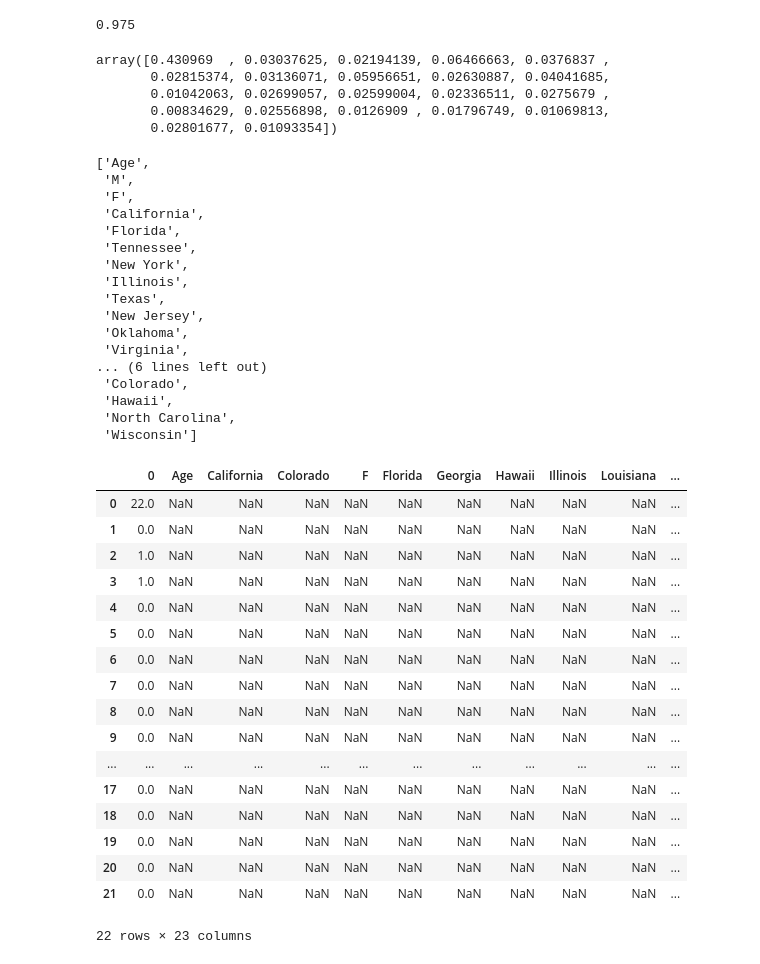
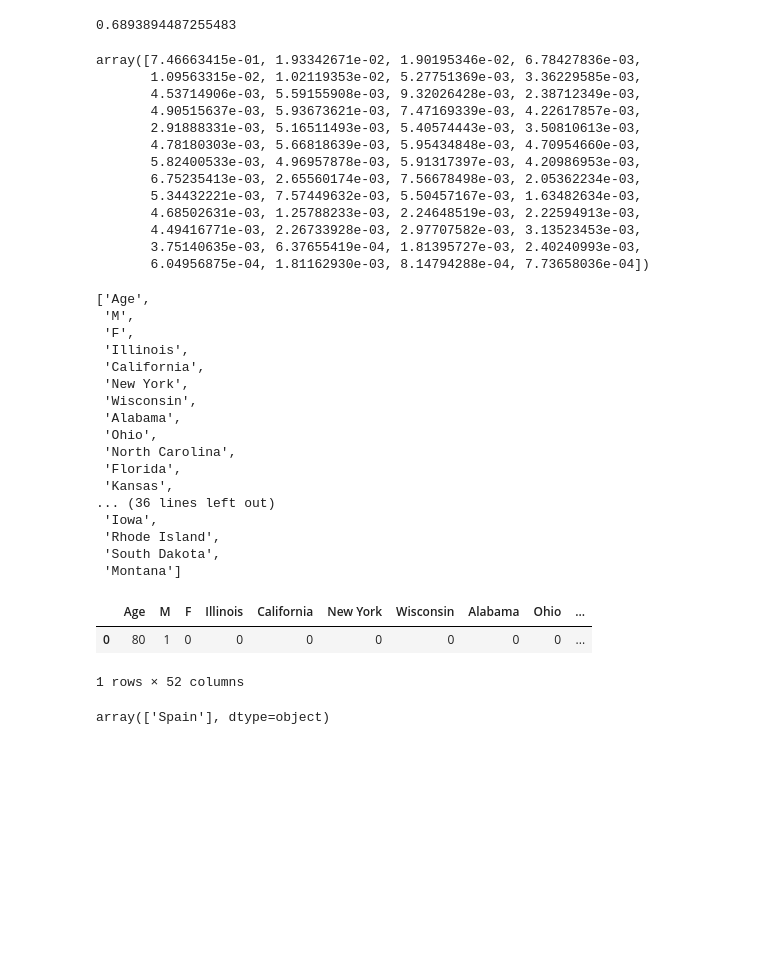
Before and after one commit to rsqzhang/UCBERDATA-Final-Project, a Jupyter notebook: Machine_Learning_Random_Forest_MockData.ipynb, the cells around one changed output. Saved outputs shown, nothing was run; the diff lists cells and outputs as text; code cells hidden in the pictures; blank space fills up the shorter version.

Commit message:
Trained model with mock data

```diff
--- a/Machine_Learning_Random_Forest_MockData.ipynb
+++ b/Machine_Learning_Random_Forest_MockData.ipynb
@@ -6,7 +5,7 @@ import pandas as pd
 # %%
 rf = RandomForestClassifier(n_estimators=200)
 # %%
-data = pd.read_csv('final_data_forML.csv')
+data = pd.read_csv('raw_datawithstate_mock_1.csv')
 data = data.filter(["Age","gender","state","country_name"])
 x_data=data.loc[:,["Age","gender","state"]]
 y_data = data.loc[:,"country_name"]
@@ -101,15 +101,23 @@ rf = RandomForestClassifier(n_estimators=200)
 rf = rf.fit(x_data, y_data)
 rf.score(x_data, y_data)
 # %% [output]
-0.975
+0.6893894487255483
 # %%
 rf.feature_importances_
 # %% [output]
-array([0.430969  , 0.03037625, 0.02194139, 0.06466663, 0.0376837 ,
-       0.02815374, 0.03136071, 0.05956651, 0.02630887, 0.04041685,
-       0.01042063, 0.02699057, 0.02599004, 0.02336511, 0.0275679 ,
-       0.00834629, 0.02556898, 0.0126909 , 0.01796749, 0.01069813,
-       0.02801677, 0.01093354])
+array([7.46663415e-01, 1.93342671e-02, 1.90195346e-02, 6.78427836e-03,
+       1.09563315e-02, 1.02119353e-02, 5.27751369e-03, 3.36229585e-03,
+       4.53714906e-03, 5.59155908e-03, 9.32026428e-03, 2.38712349e-03,
+       4.90515637e-03, 5.93673621e-03, 7.47169339e-03, 4.22617857e-03,
+       2.91888331e-03, 5.16511493e-03, 5.40574443e-03, 3.50810613e-03,
+       4.78180303e-03, 5.66818639e-03, 5.95434848e-03, 4.70954660e-03,
+       5.82400533e-03, 4.96957878e-03, 5.91317397e-03, 4.20986953e-03,
+       6.75235413e-03, 2.65560174e-03, 7.56678498e-03, 2.05362234e-03,
+       5.34432221e-03, 7.57449632e-03, 5.50457167e-03, 1.63482634e-03,
+       4.68502631e-03, 1.25788233e-03, 2.24648519e-03, 2.22594913e-03,
+       4.49416771e-03, 2.26733928e-03, 2.97707582e-03, 3.13523453e-03,
+       3.75140635e-03, 6.37655419e-04, 1.81395727e-03, 2.40240993e-03,
+       6.04956875e-04, 1.81162930e-03, 8.14794288e-04, 7.73658036e-04])
 # %%
 x_header = list(x_data.columns.values)
 x_header
@@ -117,45 +125,32 @@ x_header
 ['Age',
  'M',
  'F',
+ 'Illinois',
  'California',
+ 'New York',
+ 'Wisconsin',
+ 'Alabama',
+ 'Ohio',
+ 'North Carolina',
  'Florida',
- 'Tennessee',
- 'New York',
- 'Illinois',
- 'Texas',
- 'New Jersey',
- 'Oklahoma',
- 'Virginia',
-... (6 lines left out)
- 'Colorado',
- 'Hawaii',
- 'North Carolina',
- 'Wisconsin']
+ 'Kansas',
+... (36 lines left out)
+ 'Iowa',
+ 'Rhode Island',
+ 'South Dakota',
+ 'Montana']
 # %%
 
-x_dataforprediction = [22,0,1,1,0,0,0,0,0,0,0,0,0,0,0,0,0,0,0,0,0,0]
+x_dataforprediction = [80,1,0,0,0,0,0,0,0,0,0,0,0,0,0,0,0,0,0,0,0,0,0,0,0,0,0,0,0,0,0,0,0,0,0,0,0,0,0,0,0,0,1,0,0,0,0,0,0,0,0,0]
 x_prediction = pd.DataFrame(columns = x_header)
-x_prediction.loc[len(x_prediction)]=x
+x_prediction.loc[len(x_prediction)]=x_dataforprediction
 x_prediction
 # %% [output]
-|  | 0 | Age | California | Colorado | F | Florida | Georgia | Hawaii | Illinois | Louisiana | ... |
-| 0 | 22.0 | NaN | NaN | NaN | NaN | NaN | NaN | NaN | NaN | NaN | ... |
-| 1 | 0.0 | NaN | NaN | NaN | NaN | NaN | NaN | NaN | NaN | NaN | ... |
-| 2 | 1.0 | NaN | NaN | NaN | NaN | NaN | NaN | NaN | NaN | NaN | ... |
-| 3 | 1.0 | NaN | NaN | NaN | NaN | NaN | NaN | NaN | NaN | NaN | ... |
-| 4 | 0.0 | NaN | NaN | NaN | NaN | NaN | NaN | NaN | NaN | NaN | ... |
-| 5 | 0.0 | NaN | NaN | NaN | NaN | NaN | NaN | NaN | NaN | NaN | ... |
-| 6 | 0.0 | NaN | NaN | NaN | NaN | NaN | NaN | NaN | NaN | NaN | ... |
-| 7 | 0.0 | NaN | NaN | NaN | NaN | NaN | NaN | NaN | NaN | NaN | ... |
-| 8 | 0.0 | NaN | NaN | NaN | NaN | NaN | NaN | NaN | NaN | NaN | ... |
-| 9 | 0.0 | NaN | NaN | NaN | NaN | NaN | NaN | NaN | NaN | NaN | ... |
-| ... | ... | ... | ... | ... | ... | ... | ... | ... | ... | ... | ... |
-| 17 | 0.0 | NaN | NaN | NaN | NaN | NaN | NaN | NaN | NaN | NaN | ... |
-| 18 | 0.0 | NaN | NaN | NaN | NaN | NaN | NaN | NaN | NaN | NaN | ... |
-| 19 | 0.0 | NaN | NaN | NaN | NaN | NaN | NaN | NaN | NaN | NaN | ... |
-| 20 | 0.0 | NaN | NaN | NaN | NaN | NaN | NaN | NaN | NaN | NaN | ... |
-| 21 | 0.0 | NaN | NaN | NaN | NaN | NaN | NaN | NaN | NaN | NaN | ... |
+|  | Age | M | F | Illinois | California | New York | Wisconsin | Alabama | Ohio | ... |
+| 0 | 80 | 1 | 0 | 0 | 0 | 0 | 0 | 0 | 0 | ... |
-22 rows × 23 columns
+1 rows × 52 columns
 # %%
 y_prediction=rf.predict(x_prediction)
 y_prediction
+# %% [output]
+array(['Spain'], dtype=object)
```
Also changed, not shown: parts of 7 cells of this notebook, 2 other files.
